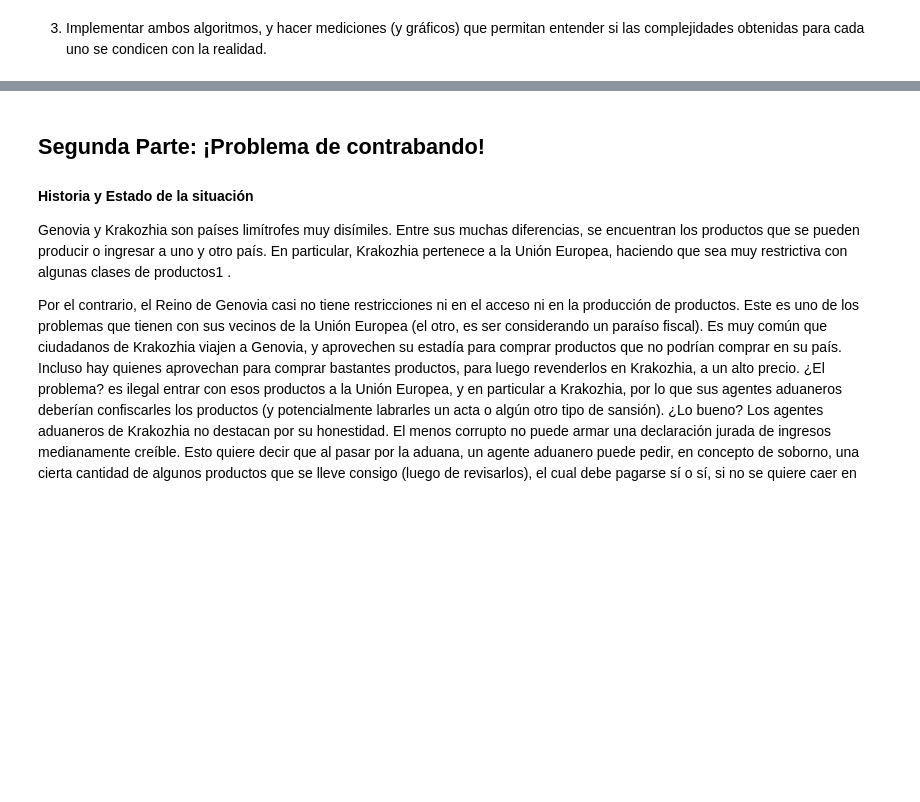
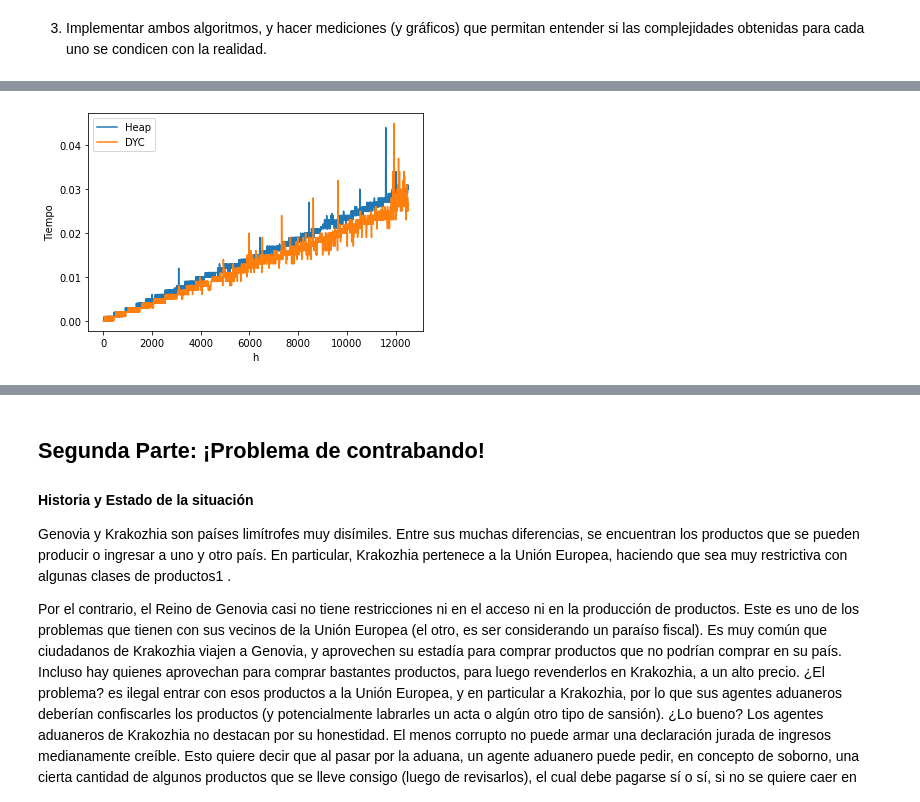
Before and after one commit to joaqogomez/75.29-TDA1, a Jupyter notebook: Tp1/Tda-TP1.ipynb, the cells around one changed output, grey strips where cells are left out. Saved outputs shown, nothing was run; the diff lists cells and outputs as text; code cells hidden in the pictures; blank space fills up the shorter version.

```diff
--- a/Tp1/Tda-TP1.ipynb
+++ b/Tp1/Tda-TP1.ipynb
@@ -230,0 +243,30 @@ for k in range(1, 500):
+# %%
+array_arrays = generar_array_arrays(5, 10, 0, 5, 2500)
+# %%
+# heap_merge_times = {}
+# for arrays in array_arrays:
+#     h = len(arrays[0])
+#     start = time()
+#     heap_mergeK_sorted(arrays)
+#     end = time()
+#     heap_merge_times[h] = end - start
+heap_merge_times = calcular_tiempo_kfijo(heap_mergeK_sorted, array_arrays)
+# %%
+# dyc_merge_times = {}
+
+# for array in array_arrays:
+#     h = len(array[0])
+#     start = time()
+#     resultado = dyc_mergeK_sorted(array)
+#     end = time()
+#     dyc_merge_times[h] = end - start
+dyc_merge_times = calcular_tiempo_kfijo(dyc_mergeK_sorted, array_arrays)
+# %%
+plt.plot(heap_merge_times.keys(), heap_merge_times.values(), label='Heap')
+plt.plot(dyc_merge_times.keys(), dyc_merge_times.values(), label='DYC')
+plt.xlabel('h')
+plt.ylabel('Tiempo')
+plt.legend()
+plt.show()
+# %% [output]
+[figure, added]
```
Also changed, not shown: parts of 30 cells of this notebook, 1 other file.
